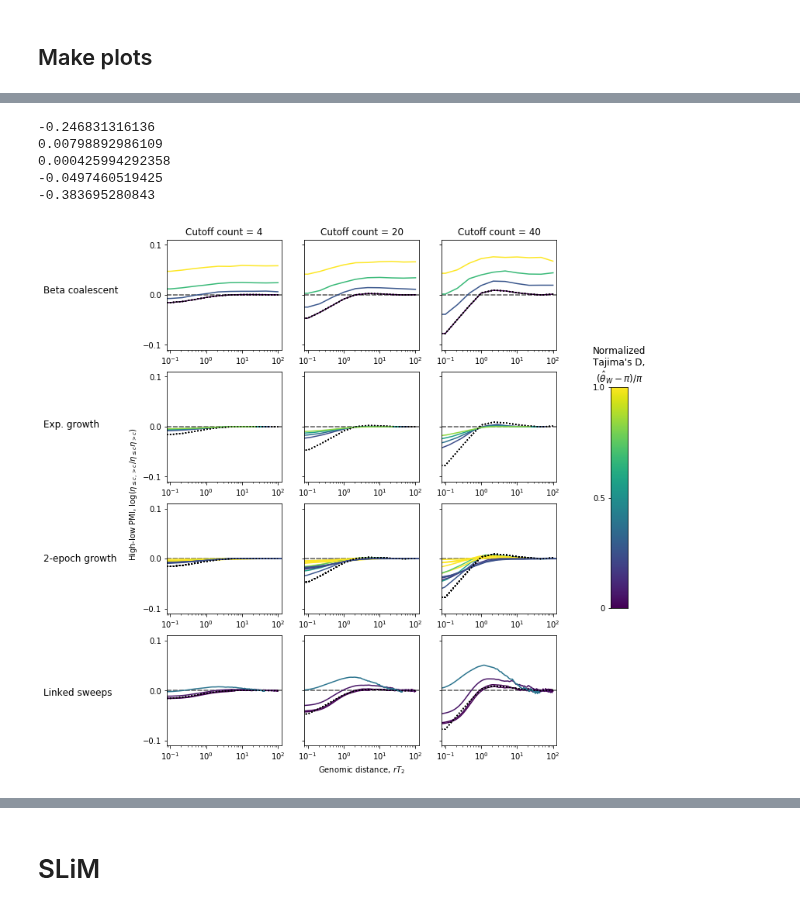
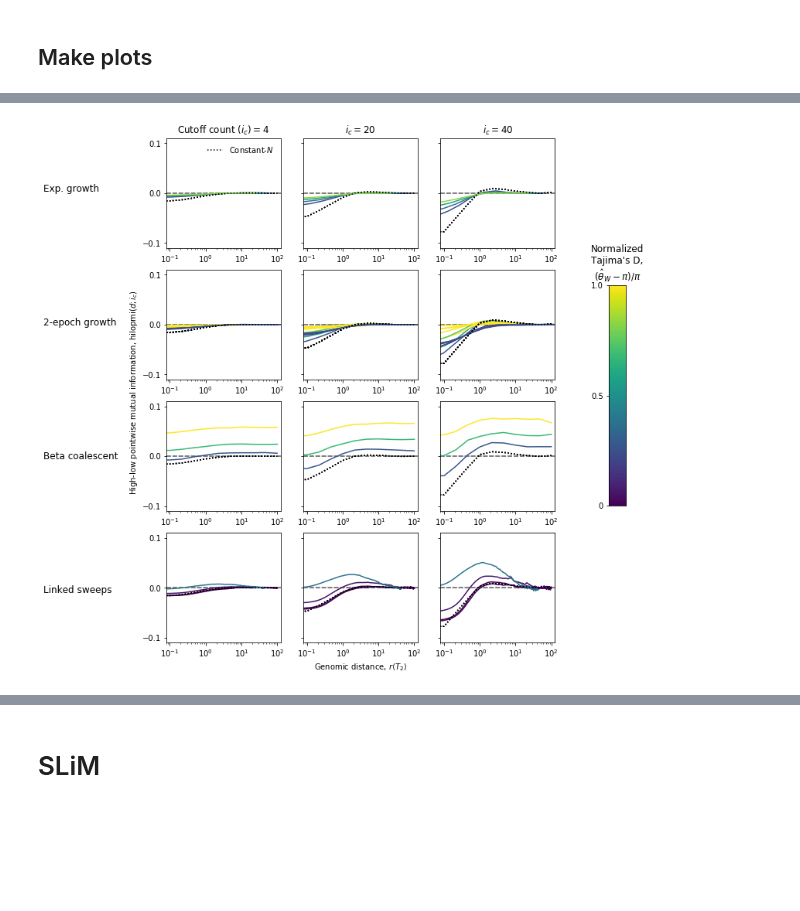
Before and after one commit to dp-rice/multiplemergers, a Jupyter notebook: notebooks/figure_vs_recombination.ipynb, the cells around one changed output, grey strips where cells are left out. Saved outputs shown, nothing was run; the diff lists cells and outputs as text; code cells hidden in the pictures; blank space fills up the shorter version.

Commit message:
Clean up figures.

```diff
--- a/notebooks/figure_vs_recombination.ipynb
+++ b/notebooks/figure_vs_recombination.ipynb
@@ -207,38 +205,39 @@ def plot_row_slim(axes, d, sfs, pic, lhc, cutoffs, n_samples=100, x_lohi='d'):
 cutoffs = [4, 20, 40]
 n_rows = 4
 n_cols = len(cutoffs)
+x_lohi = 'd'
 
-#for x_lohi in ['pic', 'd']:
-for x_lohi in ['d']:
-    fig = plt.figure(figsize=(9,12))
-    # BETA
-    axes = [fig.add_subplot(n_rows, n_cols, i+1) for i in range(n_cols)]
-    axes = plot_row(axes, *data_beta, cutoffs, x_lohi=x_lohi)
-
-    axes[0].set_title('Cutoff count = 4')
-    axes[1].set_title('Cutoff count = 20')
-    axes[2].set_title('Cutoff count = 40')
-
-    # fastNeutrino
-#     axes = [fig.add_subplot(n_rows, n_cols, n_cols+i+1) for i in range(n_cols)]
-#     axes = plot_row(axes, *data_fastNeutrino, cutoffs, x_lohi=x_lohi)
+fig = plt.figure(figsize=(9,12))
 
 
-#   # EXP
+# EXP
+axes = [fig.add_subplot(n_rows, n_cols, i+1) for i in range(n_cols)]
+axes[0].set_title('Cutoff count $(i_c) = 4$')
+axes[1].set_title('$i_c = 20$')
+axes[2].set_title('$i_c = 40$')
+
+axes = plot_row(axes, *data_exp, cutoffs, x_lohi=x_lohi)
+axes[0].lines[-1].set_label('Constant-$N$')
+axes[0].legend(frameon=False)
+
+# PWC
+for i_t, t in enumerate(t_list):
     axes = [fig.add_subplot(n_rows, n_cols, n_cols+i+1) for i in range(n_cols)]
-    axes = plot_row(axes, *data_exp, cutoffs, x_lohi=x_lohi)
+    axes = plot_row(axes, *data_pwc[i_t], cutoffs, x_lohi=x_lohi)
 
-#   # PWC
-    for i_t, t in enumerate(t_list):
-        axes = [fig.add_subplot(n_rows, n_cols, 2*n_cols+i+1) for i in range(n_cols)]
-        axes = plot_row(axes, *data_pwc[i_t], cutoffs, x_lohi=x_lohi)
+# BETA
+axes = [fig.add_subplot(n_rows, n_cols, 2*n_cols+i+1) for i in range(n_cols)]
+axes = plot_row(axes, *data_beta, cutoffs, x_lohi=x_lohi)
+# Remove the redundant Kingman line
+for ax in axes:
+    ax.lines.pop(0)
 
-    # Sweeps
-    axes = [fig.add_subplot(n_rows, n_cols, 3*n_cols+i+1) for i in range(n_cols)]
-    for fsel in fsels_sweeps:
-        data = get_data_slim(fn_pattern.format('sweeps', fsel))
-        axes = plot_row_slim(axes, *data, cutoffs, x_lohi=x_lohi)
-    axes[1].set_xlabel('Genomic distance, $rT_2$')
+# Sweeps
+axes = [fig.add_subplot(n_rows, n_cols, 3*n_cols+i+1) for i in range(n_cols)]
+for fsel in fsels_sweeps:
+    data = get_data_slim(fn_pattern.format('sweeps', fsel))
+    axes = plot_row_slim(axes, *data, cutoffs, x_lohi=x_lohi)
+axes[1].set_xlabel(r'Genomic distance, $r \left< T_2 \right>$')
 
 ax = fig.add_axes([1,0.33,0.05,0.33])
 v = 1
@@ -252,12 +251,11 @@ ax.set_yticklabels([0, 0.5, 1.0])
 ax.set_ylim([0,256])
 ax.set_title("Normalized\nTajima's D,\n" + r'$(\hat{\theta}_W - \pi) / \pi$')
 
-fig.text(-0.12, 0.8, "Beta coalescent", fontsize=12)
-fig.text(-0.12, 0.6, "Exp. growth", fontsize=12)
-fig.text(-0.12, 0.4, "2-epoch growth", fontsize=12)
+fig.text(-0.12, 0.8, "Exp. growth", fontsize=12)
+fig.text(-0.12, 0.6, "2-epoch growth", fontsize=12)
+fig.text(-0.12, 0.4, "Beta coalescent", fontsize=12)
 fig.text(-0.12, 0.2, "Linked sweeps", fontsize=12)
 
-fig.text(0.05, 0.5, r"High-low PMI, $\log(\eta_{\leq c,>c}/\eta_{\leq c}\eta_{>c})$", rotation=90, va="center", fontsize=10)
+fig.text(0.05, 0.5, r"High-low pointwise mutual information, hilopmi$(d;i_c)$", rotation=90, va="center", fontsize=10)
 fig.savefig('../manuscript/figures/Figure5.pdf', bbox_inches="tight")
-#     #plt.savefig('neutral_{}.pdf'.format(x_lohi))
 # %% [output]
@@ -283,6 +262 @@ fig.savefig('../manuscript/figures/Figure5.pdf', bbox_inches="tight")
--0.246831316136
-0.00798892986109
-0.000425994292358
--0.0497460519425
--0.383695280843
-[figure, old version]
+[figure, new version]
```
Also changed, not shown: parts of 6 cells of this notebook, 1 other file.
